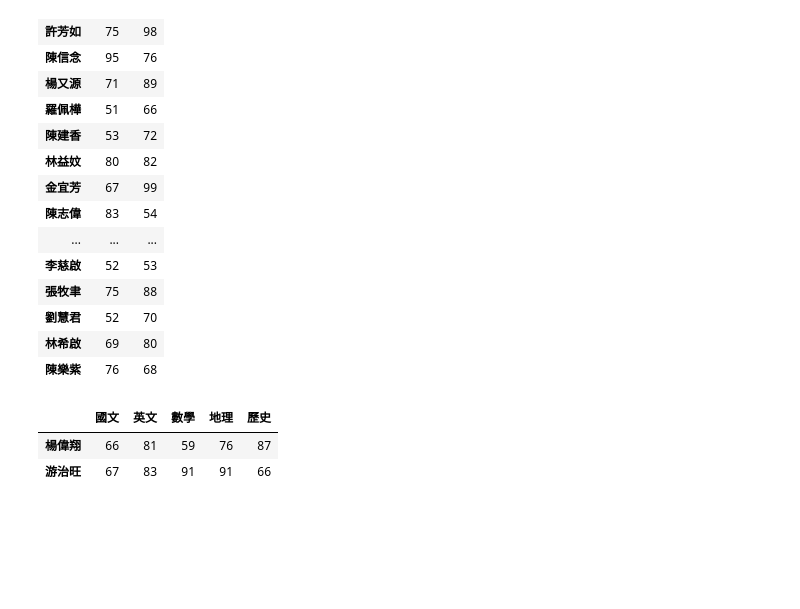
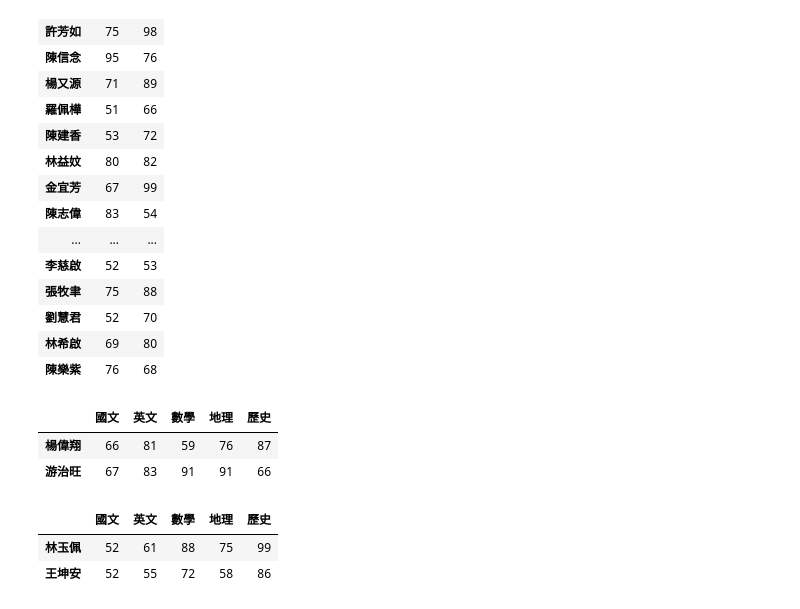
Before and after one commit to wu4fmp6/python_analysis, a Jupyter notebook: lesson5_4.ipynb, the cells around one changed output. Saved outputs shown, nothing was run; the diff lists cells and outputs as text; code cells hidden in the pictures; blank space fills up the shorter version.

```diff
--- a/lesson5_4.ipynb
+++ b/lesson5_4.ipynb
@@ -80,3 +98,9 @@ df.loc[['楊偉翔','游治旺']]
 |  | 國文 | 英文 | 數學 | 地理 | 歷史 |
 | 楊偉翔 | 66 | 81 | 59 | 76 | 87 |
 | 游治旺 | 67 | 83 | 91 | 91 | 66 |
+# %%
+df.iloc[[0,37]]
+# %% [output]
+|  | 國文 | 英文 | 數學 | 地理 | 歷史 |
+| 林玉佩 | 52 | 61 | 88 | 75 | 99 |
+| 王坤安 | 52 | 55 | 72 | 58 | 86 |
```
Also changed, not shown: parts of 1 cell of this notebook.
